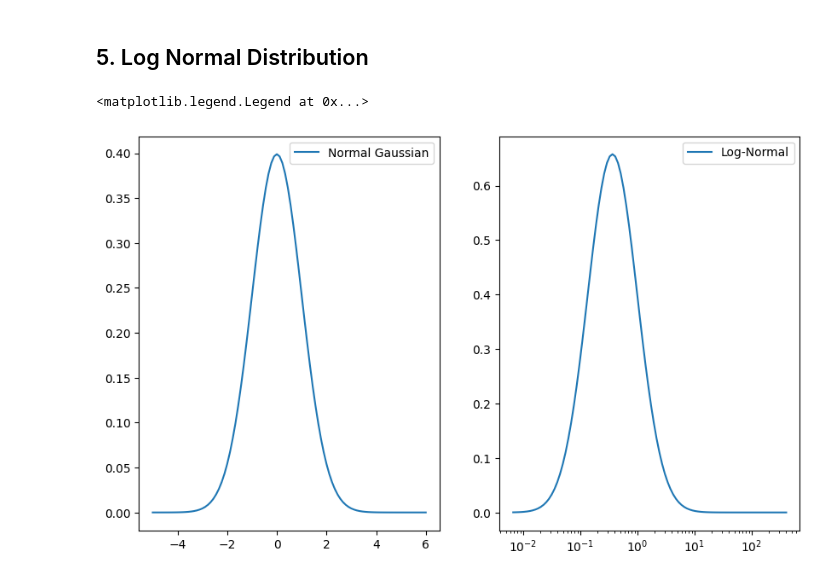
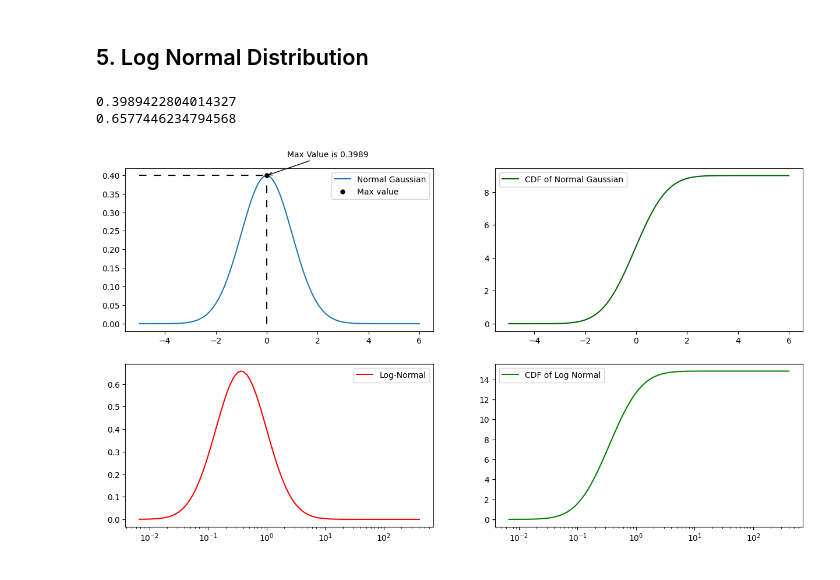
Before and after one commit to reck98/ML_DL_NLP--Learning-, a Jupyter notebook: sec22-probability-distribution/playGround.ipynb, the cells around one changed output. Cells and saved outputs as stored; diff of their text form; code cells hidden in the pictures.

```diff
--- a/sec22-probability-distribution/playGround.ipynb
+++ b/sec22-probability-distribution/playGround.ipynb
@@ -792,40 +839,97 @@ print(ans)
 '''
 
 '''
 Note: To check if a plot is normally distributed or not ,
 
         WE use QQ - PLOT
 '''
 def gaussian(x, mu, sigma):
     return (1 / (sigma * np.sqrt(2*np.pi))) * np.exp(-(x-mu)**2 / (2*sigma**2))
 
 def lognormal(x, mu, sigma):
     return (1 / (x * sigma * np.sqrt(2*np.pi))) * np.exp(-(np.log(x)-mu)**2 / (2*sigma**2))
 
 start, stop, size = -5, 6, 100
 mean, stdDev = 0, 1
 
 
 y = np.linspace(start, stop, size)
 yNormal = gaussian(y, mean, stdDev)
+yNormalCDF = np.cumsum(yNormal)
+
+indxNormalMax = np.argmax(yNormal)
+
+yForMaxValue = y[indxNormalMax]
+yNormalMaxValue = yNormal[indxNormalMax]
+
 
 x = np.array([math.exp(val) for val in y])
 xLogNormal = lognormal(x, mean, stdDev)
+xLogNormalCDF = np.cumsum(xLogNormal)
+xLogNormalMaxValue = np.max(xLogNormal)
 
-plt.figure(figsize=(10,6))
+plt.figure(figsize=(15,8))
 
-plt.subplot(1, 2, 1)
+#############################################################################################################
+plt.subplot(2, 2, 1)
 sns.lineplot(x=y, y=yNormal, label="Normal Gaussian")
+plt.scatter(
+    x=yForMaxValue,
+    y = yNormalMaxValue,
+    color = "black",
+    label = "Max value",
+    zorder = 5,
+    s=25
+)
 
-plt.subplot(1, 2, 2)
-sns.lineplot(x=x, y=xLogNormal, label="Log-Normal")
+plt.vlines(x = yForMaxValue, ymin= 0, ymax=yNormalMaxValue, linestyles = (0, (6,6)), color = "black")
+
+
+plt.hlines(
+    y = yNormalMaxValue,
+    xmin = -5,
+    xmax = yForMaxValue,
+    linestyles=(0,(6,6)),
+    color = "black"
+)
+plt.annotate(
+    f"Max Value is {yNormalMaxValue.__round__(4)}",
+    xy=(yForMaxValue, yNormalMaxValue),
+    xytext=(yForMaxValue + 0.8, yNormalMaxValue + 0.05),
+    arrowprops=dict(arrowstyle="->"),
+)
+
+plt.legend(
+    loc = "upper right"
+)
+
+#############################################################################################################
+
+plt.subplot(2, 2, 2)
+sns.lineplot(x=y, y=yNormalCDF, label="CDF of Normal Gaussian", color = "darkgreen")
+
+#############################################################################################################
+
+plt.subplot(2, 2, 3)
+sns.lineplot(x=x, y=xLogNormal, label="Log-Normal", color = "red")
+plt.xscale("log")
+
+#############################################################################################################
+
+
+plt.subplot(2, 2, 4)
+sns.lineplot(x = x, y = xLogNormalCDF, label = "CDF of Log Normal", color = "green")
 plt.xscale("log")
 
 
-plt.legend()
+#############################################################################################################
+
+print(yNormalMaxValue)
+print(xLogNormalMaxValue)
 # %% [output]
-<matplotlib.legend.Legend at 0x...>
+0.3989422804014327
+0.6577446234794568
-[figure, old version]
+[figure, new version]
 # %%
 ## Example:
     ##1. The wealth distribution of a wealth in world
```
Also changed, not shown: parts of 18 cells of this notebook.
